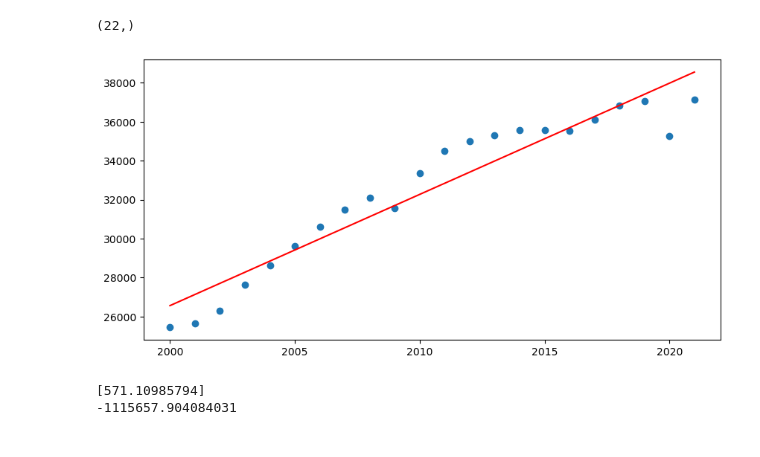
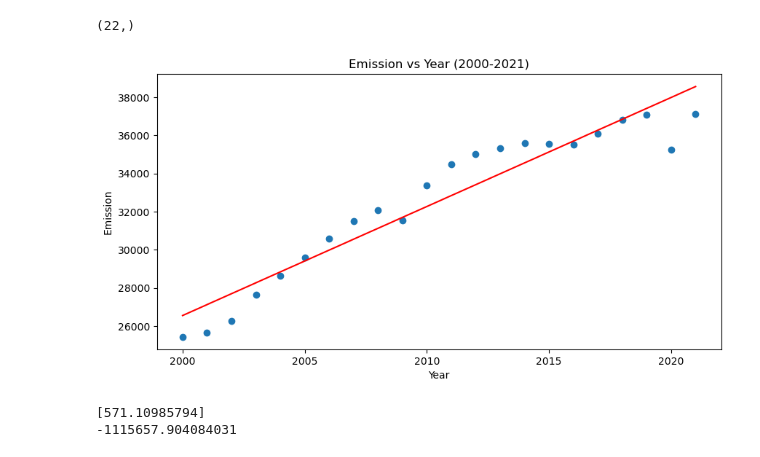
Before and after one commit to kiwidata/Emission-by-Country, a Jupyter notebook: Statistic of CO2 Emission by Country & Linear Regression.ipynb, the cells around one changed output. Drawn from its saved outputs; the diff is of its cells as text; code cells hidden in the pictures.

```diff
--- a/Statistic of CO2 Emission by Country & Linear Regression.ipynb
+++ b/Statistic of CO2 Emission by Country & Linear Regression.ipynb
@@ -291,9 +356,12 @@ print(y_pred.shape)
 # %%
 plt.scatter(X, y)
 plt.plot(X, y_pred, color='red')
+plt.xlabel('Year')
+plt.ylabel('Emission')
+plt.title('Emission vs Year (2000-2021)')
 plt.show()
 # %% [output]
-[figure, old version]
+[figure, new version]
 # %%
 print(model.coef_)
 print(model.intercept_)
```
Also changed, not shown: parts of 60 cells of this notebook, 1 other file.
